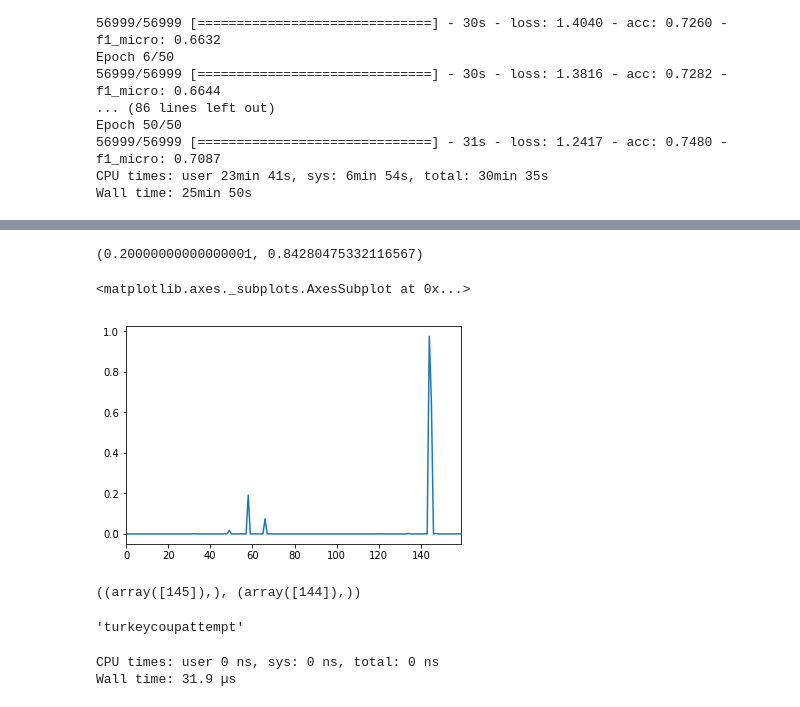
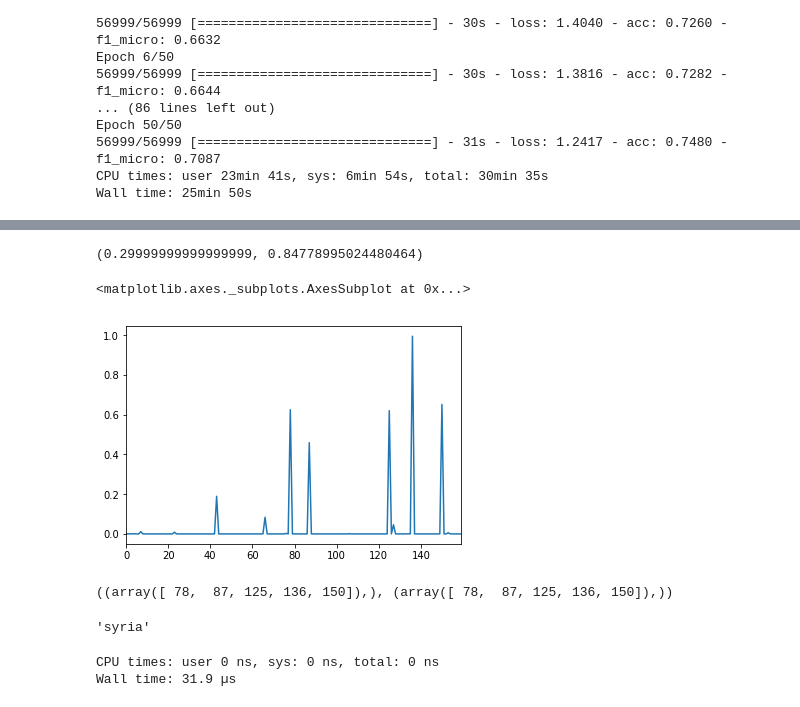
Before and after one commit to avsolatorio/data-science-challenge-growing-instability-05-13-2017, a Jupyter notebook: src/Basic LSTM.ipynb, the cells around one changed output, grey strips where cells are left out. Cells and saved outputs as stored; diff of their text form; code cells hidden in the pictures.

```diff
--- a/src/Basic LSTM.ipynb
+++ b/src/Basic LSTM.ipynb
@@ -445,0 +454,11 @@ Epoch 5/50
+# %%
+%%time
+batch_size = 2000
+epochs = 1
+hist = model.fit(
+    x_train,
+    y_train,
+    epochs=epochs,
+    batch_size=batch_size,
+    callbacks=callbacks
+)
@@ -482,24 +506,24 @@ Wall time: 23.2 s
 thresh, thresh_score = sorted(mean_fscores, key=lambda x: x[1], reverse=True)[0]
 thresh, thresh_score
 # %% [output]
-(0.20000000000000001, 0.84280475332116567)
+(0.29999999999999999, 0.84778995024480464)
 # %%
 %matplotlib inline
-ix = 1
-sd = -20
+ix = 15
+sd = -0
 pd.Series(g[sd:][ix]).plot()
 # %% [output]
 <matplotlib.axes._subplots.AxesSubplot at 0x...>
-[figure, old version]
+[figure, new version]
 # %%
 # thresh = 0.5
 np.where(y_train[sd:][ix] == 1), np.where(g[sd:][ix] > thresh)
 # %% [output]
-((array([145]),), (array([144]),))
+((array([ 78,  87, 125, 136, 150]),), (array([ 78,  87, 125, 136, 150]),))
 # %%
-topics[14]
+topics[136]
 # %% [output]
-'turkeycoupattempt'
+'syria'
 # %%
 def get_classes(pred, scale_param=0.75, min_thresh=0.05, thresh = 0.5):
 #     mx = pred.mean() + 3 * pred.std()
```
Also changed, not shown: parts of 14 cells of this notebook.
